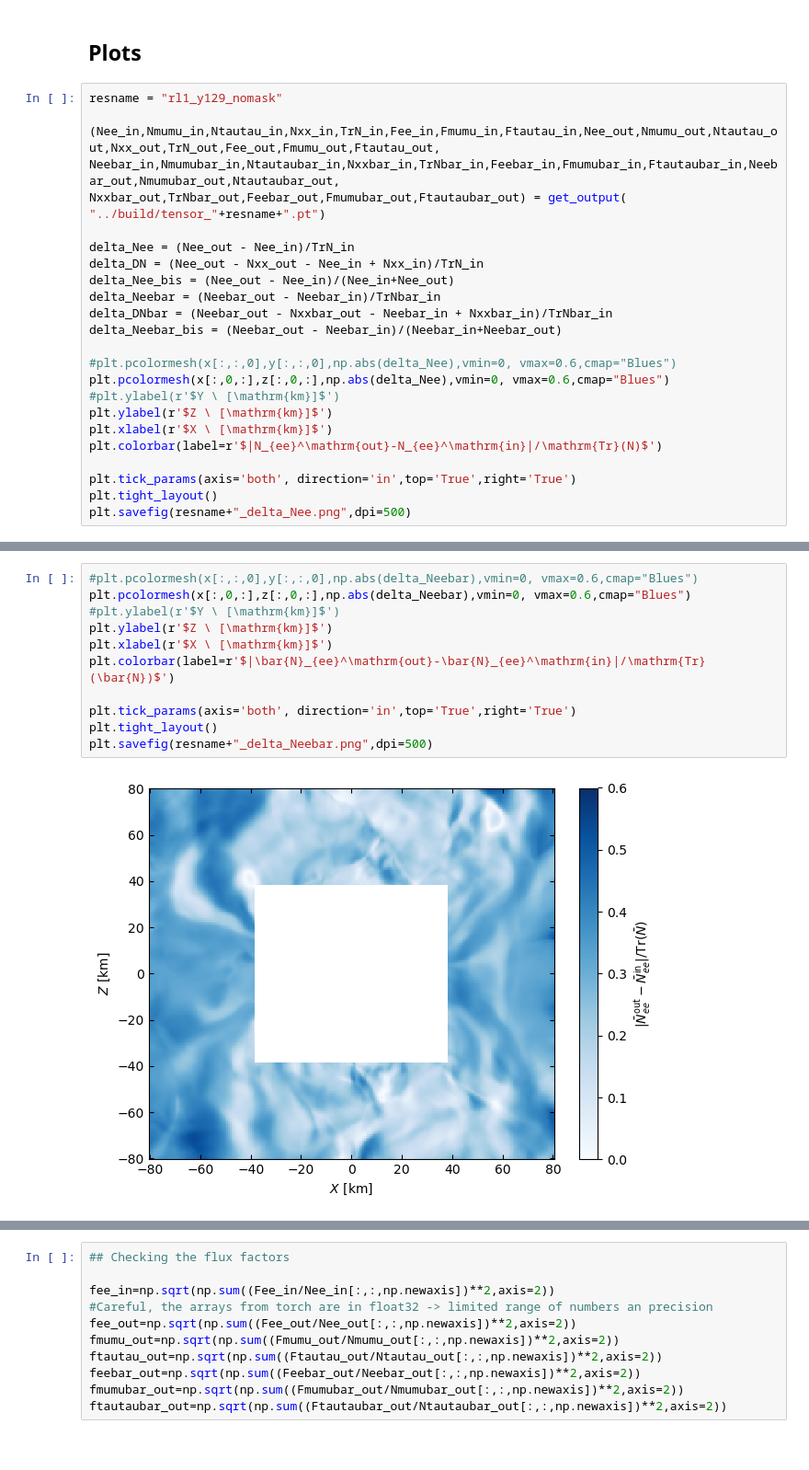
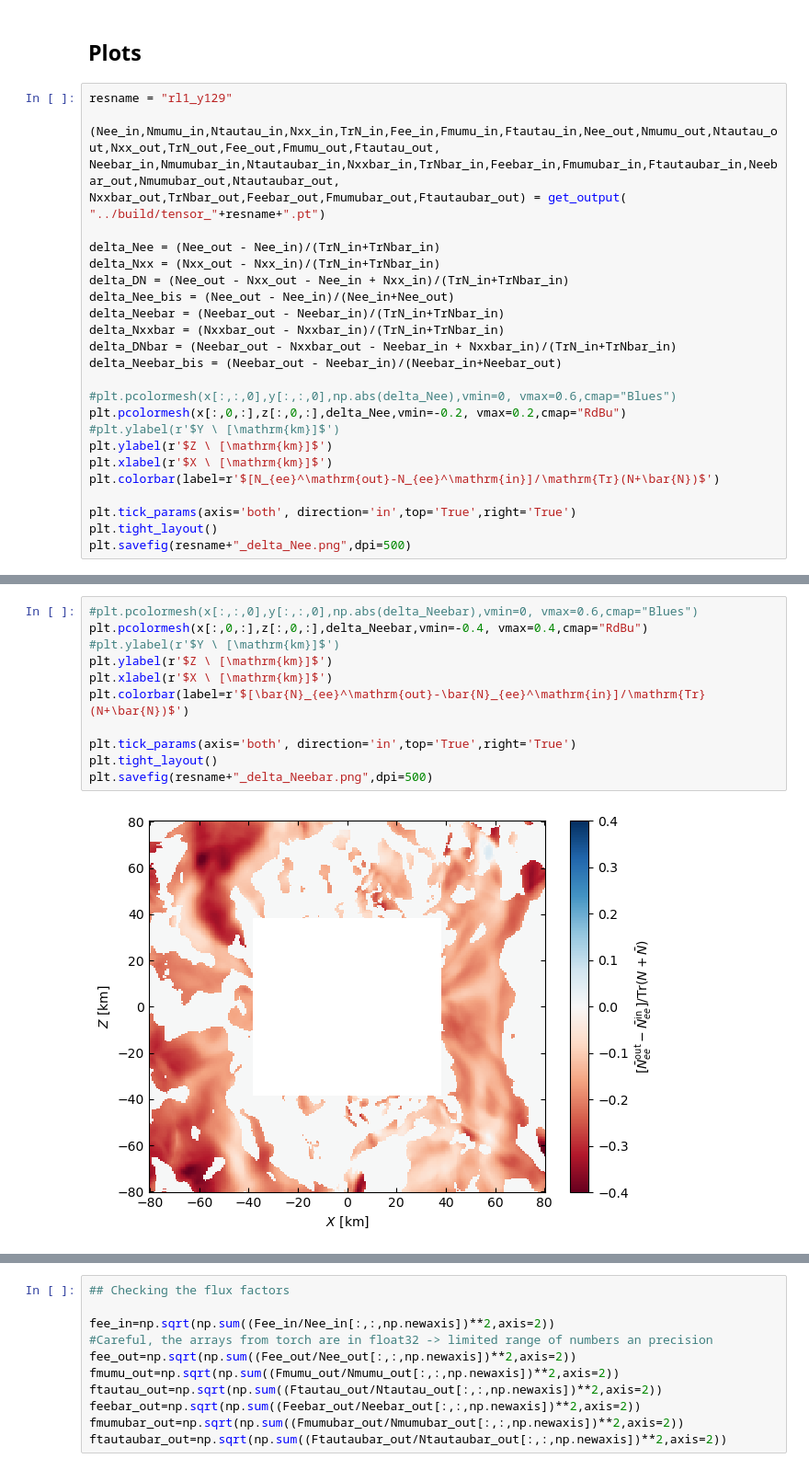
Before and after one commit to jfroustey/Rhea, a Jupyter notebook: results/Output_analysis.ipynb, the cells around one changed output, grey strips where cells are left out. Shown at 92% size. Cells and saved outputs as stored; diff of their text form.

```diff
--- a/results/Output_analysis.ipynb
+++ b/results/Output_analysis.ipynb
@@ -194,26 +194,28 @@ Diff = (F4_out-F4_in)/TrN_in[:,:,np.newaxis,:,np.newaxis]
 # %% [markdown]
 ## Plots
 # %%
-resname = "rl1_y129_nomask"
+resname = "rl1_y129"
 
 (Nee_in,Nmumu_in,Ntautau_in,Nxx_in,TrN_in,Fee_in,Fmumu_in,Ftautau_in,Nee_out,Nmumu_out,Ntautau_out,Nxx_out,TrN_out,Fee_out,Fmumu_out,Ftautau_out,
 Neebar_in,Nmumubar_in,Ntautaubar_in,Nxxbar_in,TrNbar_in,Feebar_in,Fmumubar_in,Ftautaubar_in,Neebar_out,Nmumubar_out,Ntautaubar_out,
 Nxxbar_out,TrNbar_out,Feebar_out,Fmumubar_out,Ftautaubar_out) = get_output(
 "../build/tensor_"+resname+".pt")
 
-delta_Nee = (Nee_out - Nee_in)/TrN_in
-delta_DN = (Nee_out - Nxx_out - Nee_in + Nxx_in)/TrN_in
+delta_Nee = (Nee_out - Nee_in)/(TrN_in+TrNbar_in)
+delta_Nxx = (Nxx_out - Nxx_in)/(TrN_in+TrNbar_in)
+delta_DN = (Nee_out - Nxx_out - Nee_in + Nxx_in)/(TrN_in+TrNbar_in)
 delta_Nee_bis = (Nee_out - Nee_in)/(Nee_in+Nee_out)
-delta_Neebar = (Neebar_out - Neebar_in)/TrNbar_in
-delta_DNbar = (Neebar_out - Nxxbar_out - Neebar_in + Nxxbar_in)/TrNbar_in
+delta_Neebar = (Neebar_out - Neebar_in)/(TrN_in+TrNbar_in)
+delta_Nxxbar = (Nxxbar_out - Nxxbar_in)/(TrN_in+TrNbar_in)
+delta_DNbar = (Neebar_out - Nxxbar_out - Neebar_in + Nxxbar_in)/(TrN_in+TrNbar_in)
 delta_Neebar_bis = (Neebar_out - Neebar_in)/(Neebar_in+Neebar_out)
 
 #plt.pcolormesh(x[:,:,0],y[:,:,0],np.abs(delta_Nee),vmin=0, vmax=0.6,cmap="Blues")
-plt.pcolormesh(x[:,0,:],z[:,0,:],np.abs(delta_Nee),vmin=0, vmax=0.6,cmap="Blues")
+plt.pcolormesh(x[:,0,:],z[:,0,:],delta_Nee,vmin=-0.2, vmax=0.2,cmap="RdBu")
 #plt.ylabel(r'$Y \ [\mathrm{km}]$')
 plt.ylabel(r'$Z \ [\mathrm{km}]$')
 plt.xlabel(r'$X \ [\mathrm{km}]$')
-plt.colorbar(label=r'$|N_{ee}^\mathrm{out}-N_{ee}^\mathrm{in}|/\mathrm{Tr}(N)$')
+plt.colorbar(label=r'$[N_{ee}^\mathrm{out}-N_{ee}^\mathrm{in}]/\mathrm{Tr}(N+\bar{N})$')
 
 plt.tick_params(axis='both', direction='in',top='True',right='True')
 plt.tight_layout()
@@ -223,13 +225,13 @@ plt.savefig(resname+"_delta_Nee.png",dpi=500)
 # %%
 #plt.pcolormesh(x[:,:,0],y[:,:,0],np.abs(delta_Neebar),vmin=0, vmax=0.6,cmap="Blues")
-plt.pcolormesh(x[:,0,:],z[:,0,:],np.abs(delta_Neebar),vmin=0, vmax=0.6,cmap="Blues")
+plt.pcolormesh(x[:,0,:],z[:,0,:],delta_Neebar,vmin=-0.4, vmax=0.4,cmap="RdBu")
 #plt.ylabel(r'$Y \ [\mathrm{km}]$')
 plt.ylabel(r'$Z \ [\mathrm{km}]$')
 plt.xlabel(r'$X \ [\mathrm{km}]$')
-plt.colorbar(label=r'$|\bar{N}_{ee}^\mathrm{out}-\bar{N}_{ee}^\mathrm{in}|/\mathrm{Tr}(\bar{N})$')
+plt.colorbar(label=r'$[\bar{N}_{ee}^\mathrm{out}-\bar{N}_{ee}^\mathrm{in}]/\mathrm{Tr}(N+\bar{N})$')
 
 plt.tick_params(axis='both', direction='in',top='True',right='True')
 plt.tight_layout()
 plt.savefig(resname+"_delta_Neebar.png",dpi=500)
 # %% [output]
-[figure, old version]
+[figure, new version]
```
Also changed, not shown: parts of 12 cells of this notebook, 4 other files.
